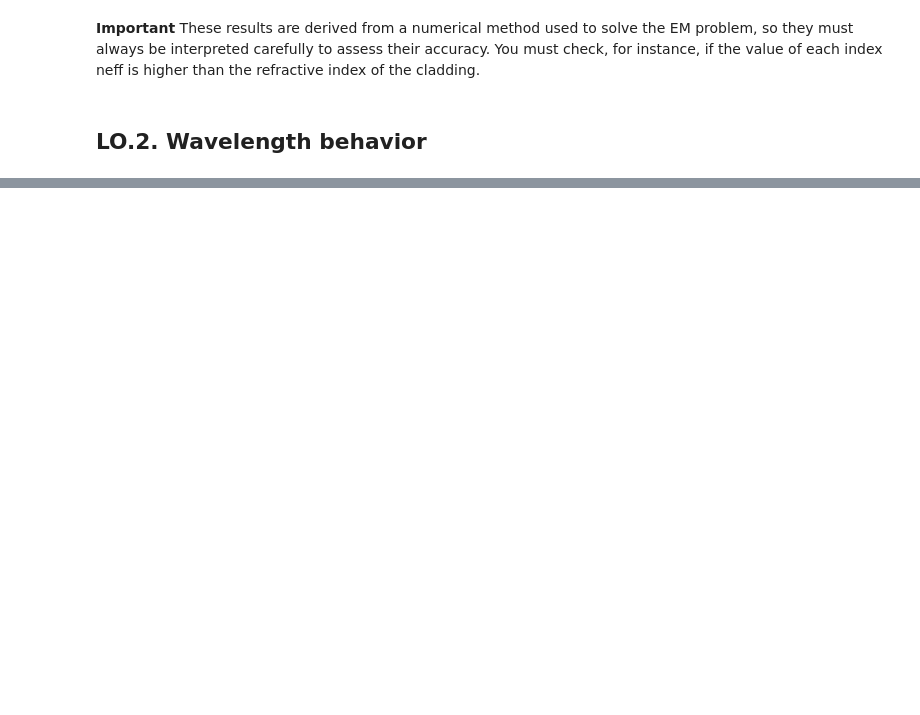
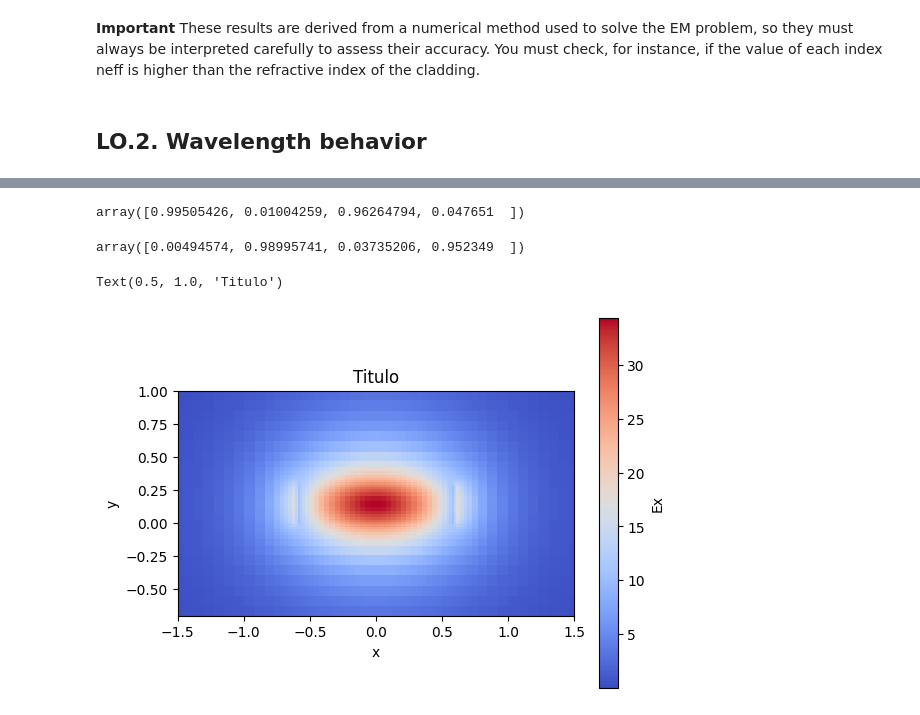
Before and after one commit to RobertoFernandezSevilla/pic-upv-lab0, a Jupyter notebook: 010_MODESOLVER_Student.ipynb, the cells around one changed output, grey strips where cells are left out. Drawn from its saved outputs; the diff is of its cells as text; code cells hidden in the pictures; blank space fills up the shorter version.

```diff
--- a/010_MODESOLVER_Student.ipynb
+++ b/010_MODESOLVER_Student.ipynb
@@ -177,0 +299,4 @@ plt.tight_layout(rect=[0, 0, 0.85, 1])
+# %%
+deep_waveguide.fraction_te #nos dice cuanto se parece el modo ese al te
+# %% [output]
+array([0.99505426, 0.01004259, 0.96264794, 0.047651  ])
@@ -177,0 +305,4 @@ plt.tight_layout(rect=[0, 0, 0.85, 1])
+# %%
+deep_waveguide.fraction_tm #nos dice cuanto se parece el modo ese al tm
+# %% [output]
+array([0.00494574, 0.98995741, 0.03735206, 0.952349  ])
@@ -177,0 +311,13 @@ plt.tight_layout(rect=[0, 0, 0.85, 1])
+# %%
+deep_waveguide.plot_field(mode_index=0 , # Mode to be plotted
+                          field_name='Ex', # Field to be plotted
+                          #vamos a buscar el modo en x porque habiamos visto que era muy te
+                          value='real', # Real - abs - imag
+                            cmap='coolwarm', # Suggestions: Change the plot color
+                          xlim=(-1.5, 1.5), # Set the x and y limits
+                          ylim=(-0.7, 1)
+) #
+plt.title('Titulo') # You might need this later :)
+# %% [output]
+Text(0.5, 1.0, 'Titulo')
+[figure, added]
```
Also changed, not shown: parts of 58 cells of this notebook, 4 other files.
